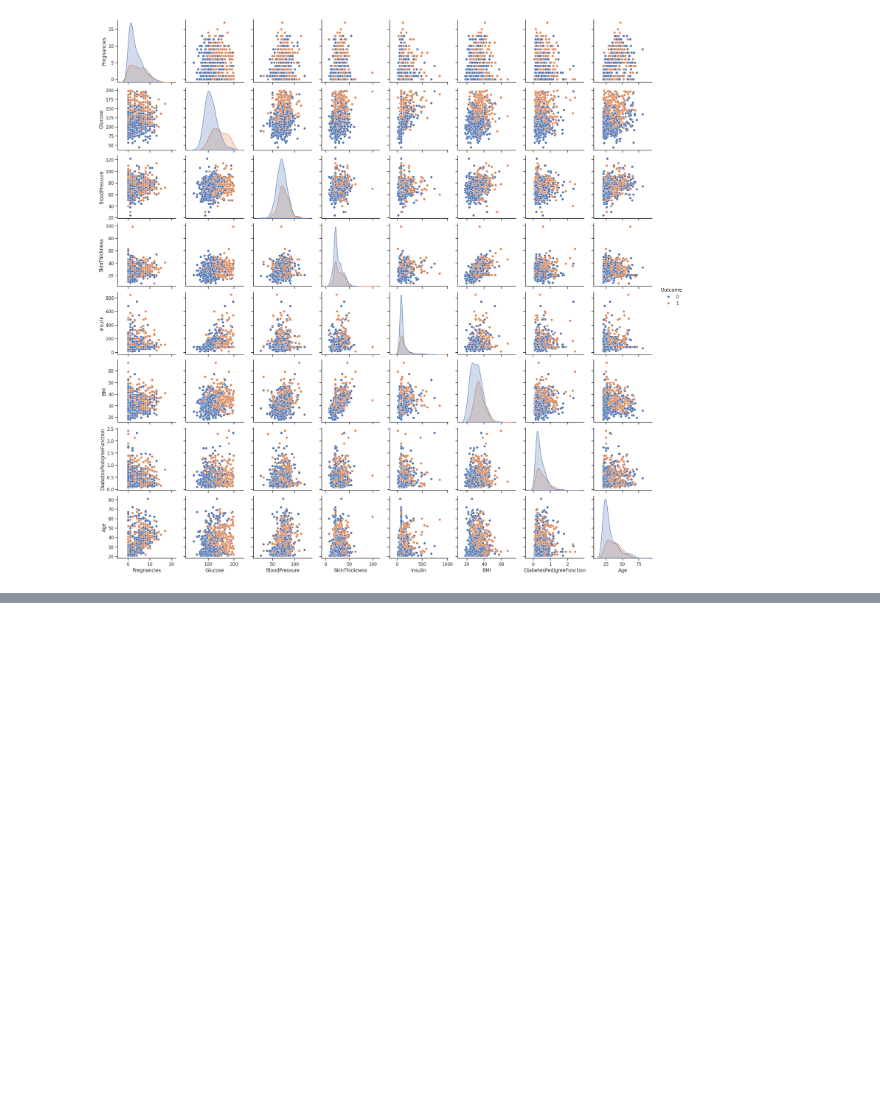
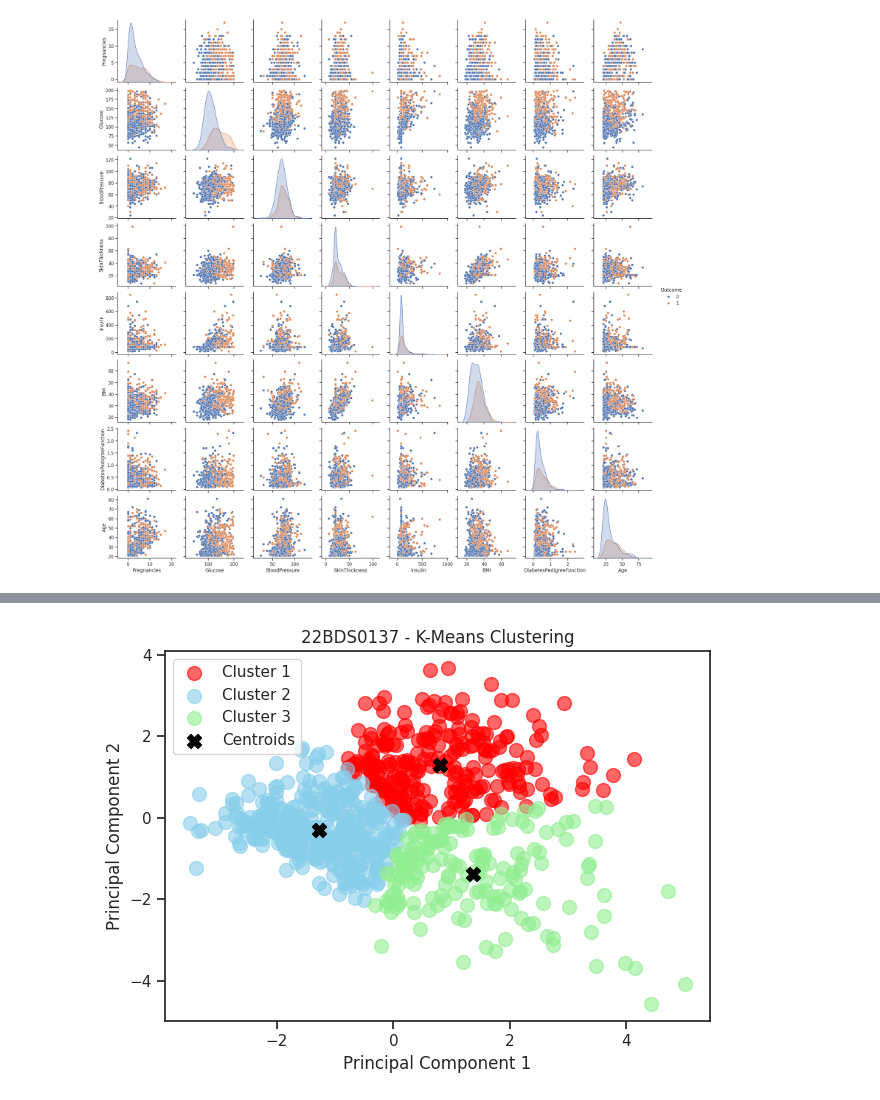
Before and after one commit to gulugulu2042/EDA, a Jupyter notebook: diabetes.ipynb, the cells around one changed output, grey strips where cells are left out. Saved outputs shown, nothing was run; the diff lists cells and outputs as text; code cells hidden in the pictures; blank space fills up the shorter version.

```diff
--- a/diabetes.ipynb
+++ b/diabetes.ipynb
@@ -356,0 +399,24 @@ plt.show()
+# %%
+pca = PCA(n_components=2)
+X_pca = pca.fit_transform(X_scaled)
+
+kmeans = KMeans(n_clusters=3, init='k-means++', random_state=42)
+y_kmeans = kmeans.fit_predict(X_pca)
+
+plt.scatter(X_pca[y_kmeans == 0, 0], X_pca[y_kmeans == 0, 1], s = 100, c = 'red', label = 'Cluster 1', alpha=0.6)
+plt.scatter(X_pca[y_kmeans == 1, 0], X_pca[y_kmeans == 1, 1], s = 100, c = 'skyblue', label = 'Cluster 2', alpha=0.6)
+plt.scatter(X_pca[y_kmeans == 2, 0], X_pca[y_kmeans == 2, 1], s = 100, c = 'lightgreen', label = 'Cluster 3', alpha=0.6)
+
+plt.scatter(kmeans.cluster_centers_[:, 0], kmeans.cluster_centers_[:, 1],
+            s = 100, c = 'black', label = 'Centroids', marker='X', linewidths=1)
+
+plt.title('22BDS0137 - K-Means Clustering')
+plt.xlabel('Principal Component 1')
+plt.ylabel('Principal Component 2')
+
+plt.legend()
+
+plt.tight_layout()
+plt.show()
+# %% [output]
+[figure, added]
```
Also changed, not shown: parts of 41 cells of this notebook.
